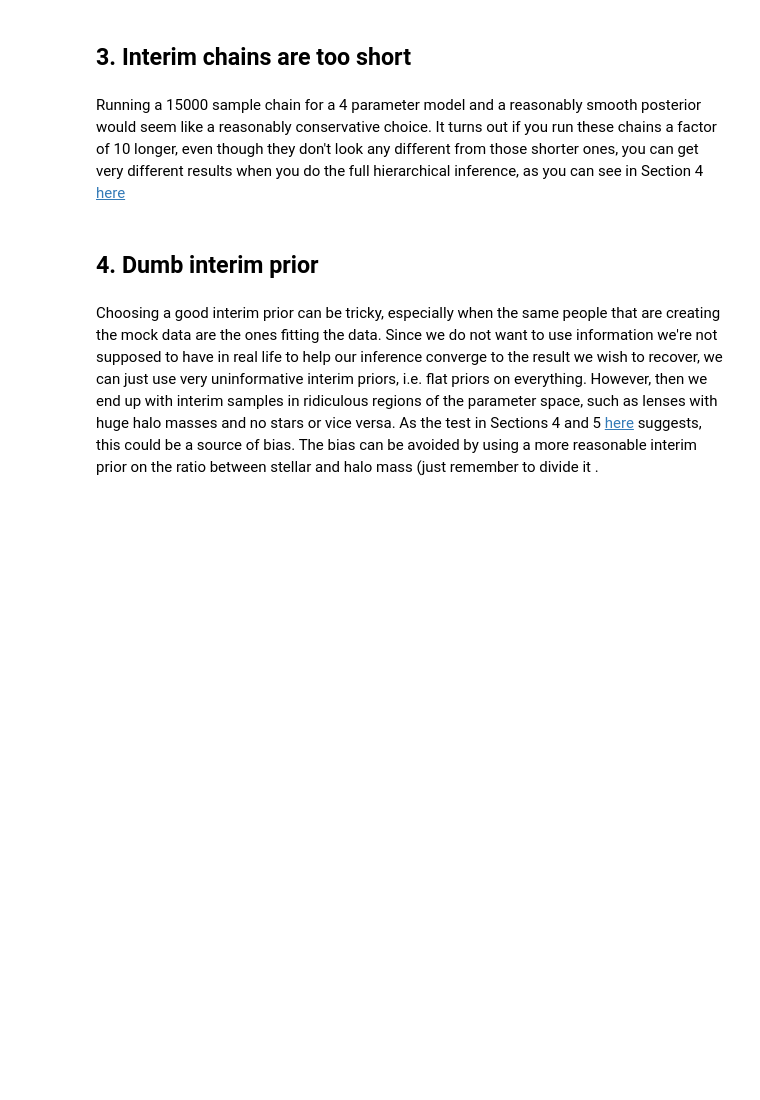
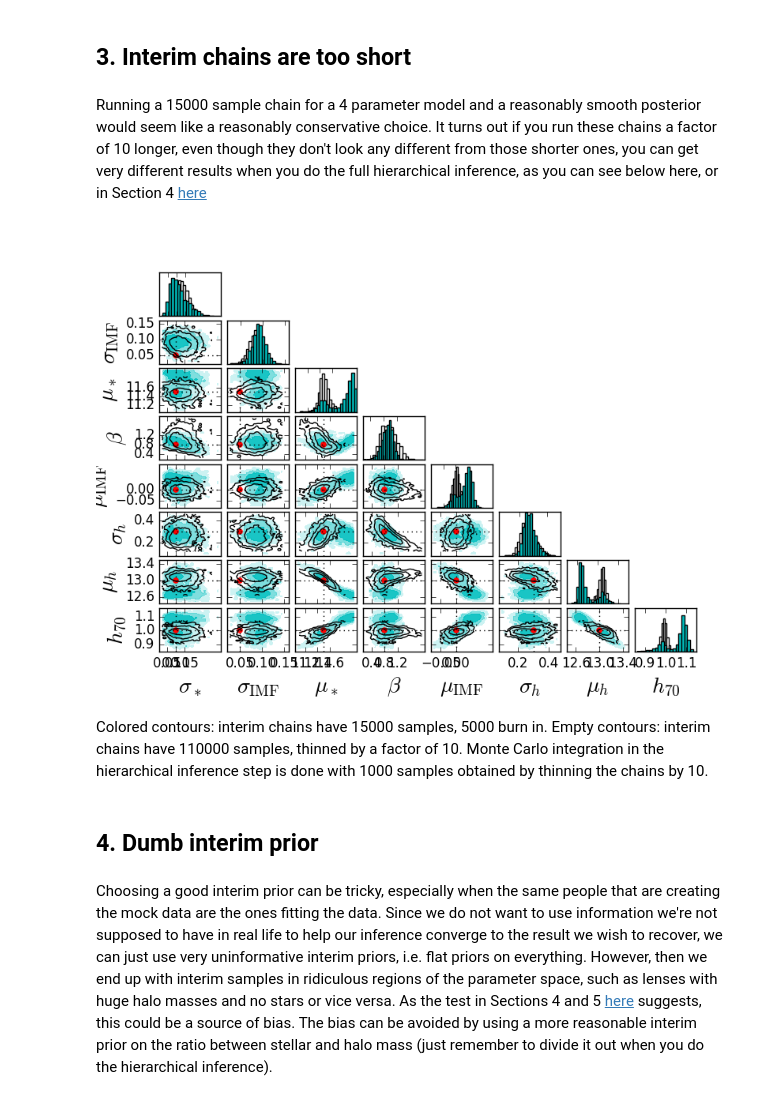
Before and after one commit to astrosonnen/allZeLenses, a Jupyter notebook: notebooks/Failed_Experiments.ipynb, the cells around one changed output. Drawn from its saved outputs; the diff is of its cells as text; code cells hidden in the pictures; blank space fills up the shorter version.

Commit message:
added plot

```diff
--- a/notebooks/Failed_Experiments.ipynb
+++ b/notebooks/Failed_Experiments.ipynb
@@ -15,8 +15,15 @@ This is kind of a weird issue that I would like to test again. When sampling the
 # %% [markdown]
 ## 3. Interim chains are too short
 # %% [markdown]
-Running a 15000 sample chain for a 4 parameter model and a reasonably smooth posterior would seem like a reasonably conservative choice. It turns out if you run these chains a factor of 10 longer, even though they don't look any different from those shorter ones, you can get very different results when you do the full hierarchical inference, as you can see in Section 4 [here](https://github.com/astrosonnen/allZeLenses/blob/master/notebooks/NFW_halos_1.ipynb)
+Running a 15000 sample chain for a 4 parameter model and a reasonably smooth posterior would seem like a reasonably conservative choice. It turns out if you run these chains a factor of 10 longer, even though they don't look any different from those shorter ones, you can get very different results when you do the full hierarchical inference, as you can see below here, or in Section 4 [here](https://github.com/astrosonnen/allZeLenses/blob/master/notebooks/NFW_halos_1.ipynb)
+# %%
+from IPython.display import Image
+Image(filename="../allZeTests/short_vs_long_interim_chains_cp.png")
+# %% [output]
+[figure, added]
+# %% [markdown]
+Colored contours: interim chains have 15000 samples, 5000 burn in. Empty contours: interim chains have 110000 samples, thinned by a factor of 10. Monte Carlo integration in the hierarchical inference step is done with 1000 samples obtained by thinning the chains by 10.
 # %% [markdown]
 ## 4. Dumb interim prior
 # %% [markdown]
-Choosing a good interim prior can be tricky, especially when the same people that are creating the mock data are the ones fitting the data. Since we do not want to use information we're not supposed to have in real life to help our inference converge to the result we wish to recover, we can just use very uninformative interim priors, i.e. flat priors on everything. However, then we end up with interim samples in ridiculous regions of the parameter space, such as lenses with huge halo masses and no stars or vice versa. As the test in Sections 4 and 5 [here](https://github.com/astrosonnen/allZeLenses/blob/master/notebooks/NFW_halos_1.ipynb) suggests, this could be a source of bias. The bias can be avoided by using a more reasonable interim prior on the ratio between stellar and halo mass (just remember to divide it .
+Choosing a good interim prior can be tricky, especially when the same people that are creating the mock data are the ones fitting the data. Since we do not want to use information we're not supposed to have in real life to help our inference converge to the result we wish to recover, we can just use very uninformative interim priors, i.e. flat priors on everything. However, then we end up with interim samples in ridiculous regions of the parameter space, such as lenses with huge halo masses and no stars or vice versa. As the test in Sections 4 and 5 [here](https://github.com/astrosonnen/allZeLenses/blob/master/notebooks/NFW_halos_1.ipynb) suggests, this could be a source of bias. The bias can be avoided by using a more reasonable interim prior on the ratio between stellar and halo mass (just remember to divide it out when you do the hierarchical inference).
```
